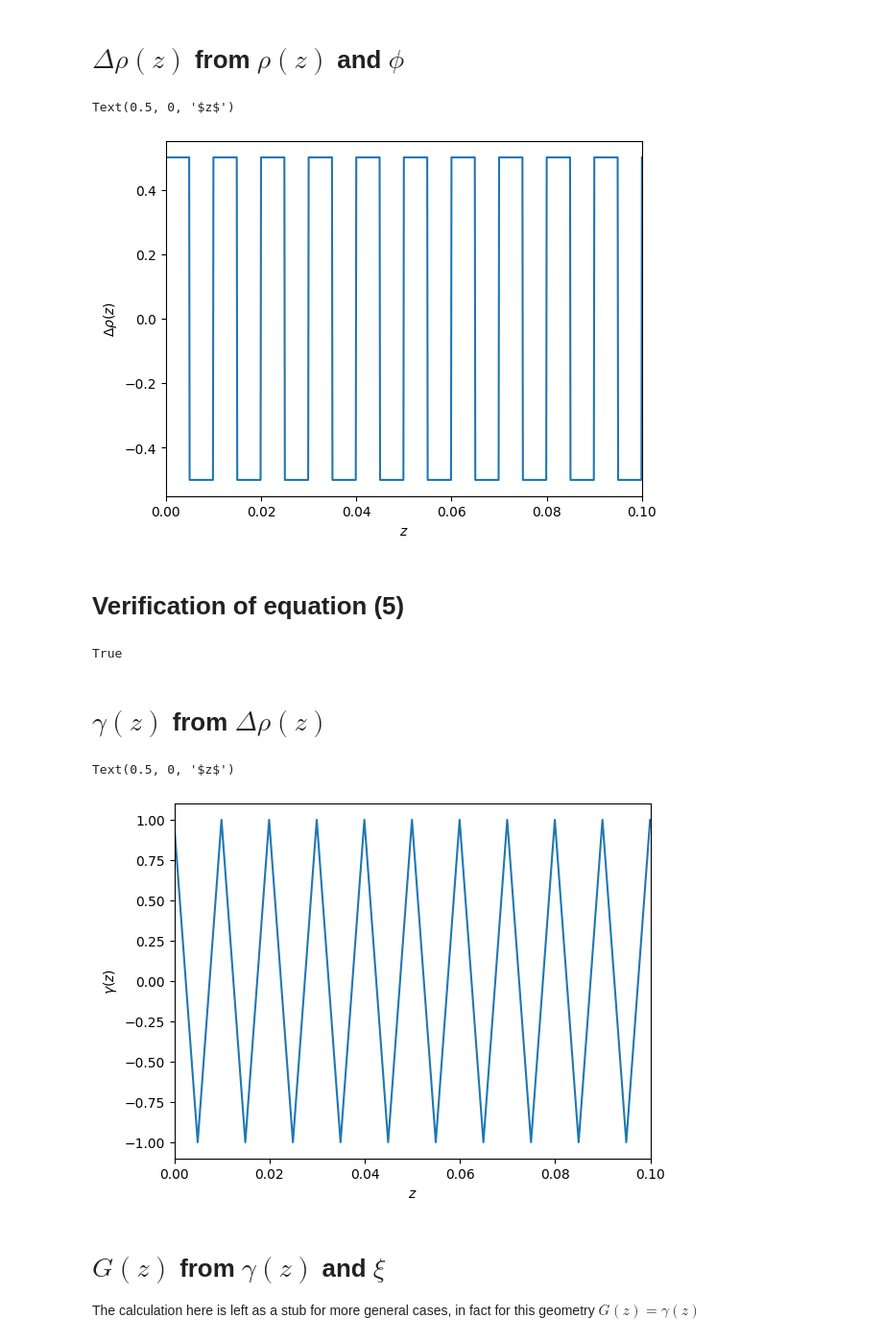
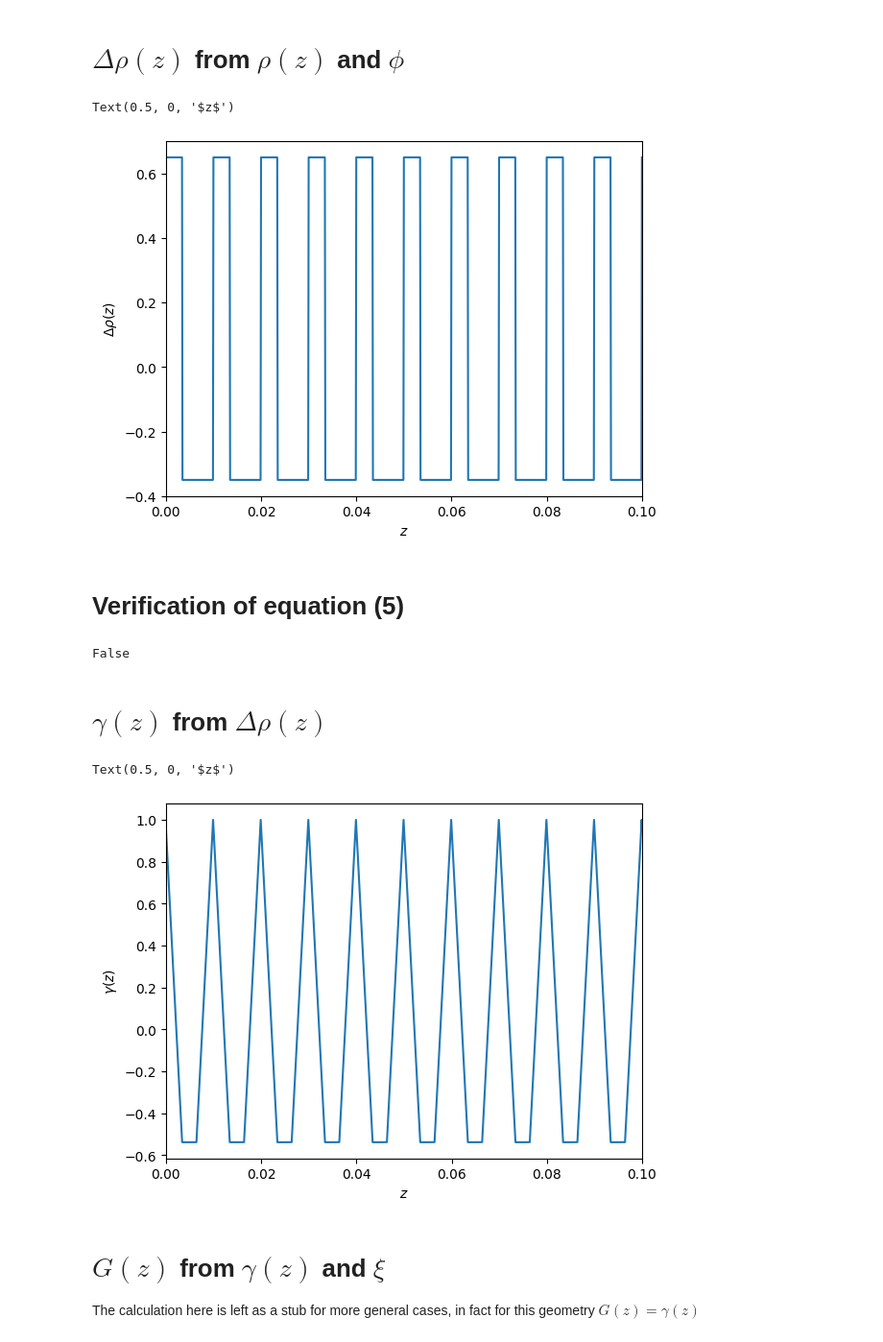
Before and after one commit to McStasMcXtrace/semsans, a Jupyter notebook: sesans-framework-numerical.ipynb, the cells around one changed output. Shown at 96% size. Drawn from its saved outputs; the diff is of its cells as text; code cells hidden in the pictures.

Commit message:
Decreased duty of square wave density and corrected correlation so that maxima are as expected

```diff
--- a/sesans-framework-numerical.ipynb
+++ b/sesans-framework-numerical.ipynb
@@ -8,7 +8,7 @@ import scipy.integrate as integrate
 # %%
 def rho_f(z):
     spatial_period = 0.01
-    return (0.5 + 0.5 * signal.square(2 * np.pi * z / spatial_period))
+    return (0.5 + 0.5 * signal.square(2 * np.pi * z / spatial_period, duty = 0.35))
 
 N = 10000
 l = 1
@@ -37,14 +37,14 @@ plt.ylabel(r'$\Delta\rho(z)$')
 plt.xlabel(r'$z$')
 # %% [output]
 Text(0.5, 0, '$z$')
-[figure, old version]
+[figure, new version]
 # %% [markdown]
 # Verification of equation (5)
 # %%
 ms_fluctuation = V * phi * (1 - phi)
 integrate.trapezoid(delta_rho ** 2*dz) == ms_fluctuation
 # %% [output]
-True
+False
 # %% [markdown]
 # $\gamma(z)$ from $\Delta \rho(z)$
 # %%
@@ -54,16 +54,16 @@ def wrapping_correlation(delta_rho):
 # %%
 gamma =wrapping_correlation(delta_rho)/ms_fluctuation
 half_len = len(gamma)//2
 # Spin echo length!
 Z = np.linspace(0,half_len * dz,half_len)
 plt.xlim(z_0,z_1 * 0.1)
 
-plt.plot(Z,gamma[half_len+1:])
+plt.plot(Z,gamma[half_len:-1])
 plt.ylabel(r'$\gamma(z)$')
 plt.xlabel(r'$z$')
 # %% [output]
 Text(0.5, 0, '$z$')
-[figure, old version]
+[figure, new version]
 # %% [markdown]
 # $G(z)$ from $\gamma(z)$ and $\xi$
 The calculation here is left as a stub for more general cases, in fact for this geometry $G(z) = \gamma(z)$
```
Also changed, not shown: parts of 7 cells of this notebook.
